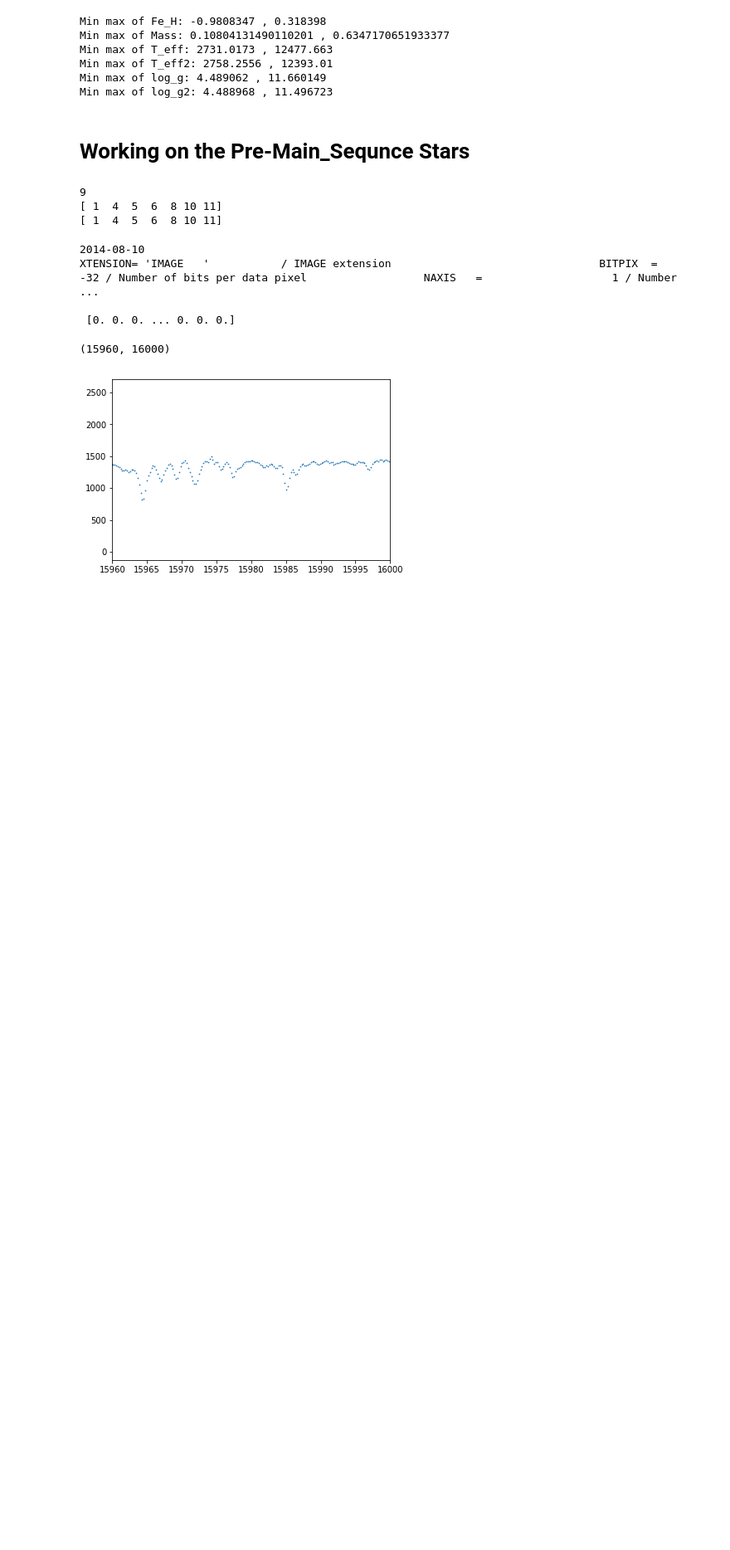
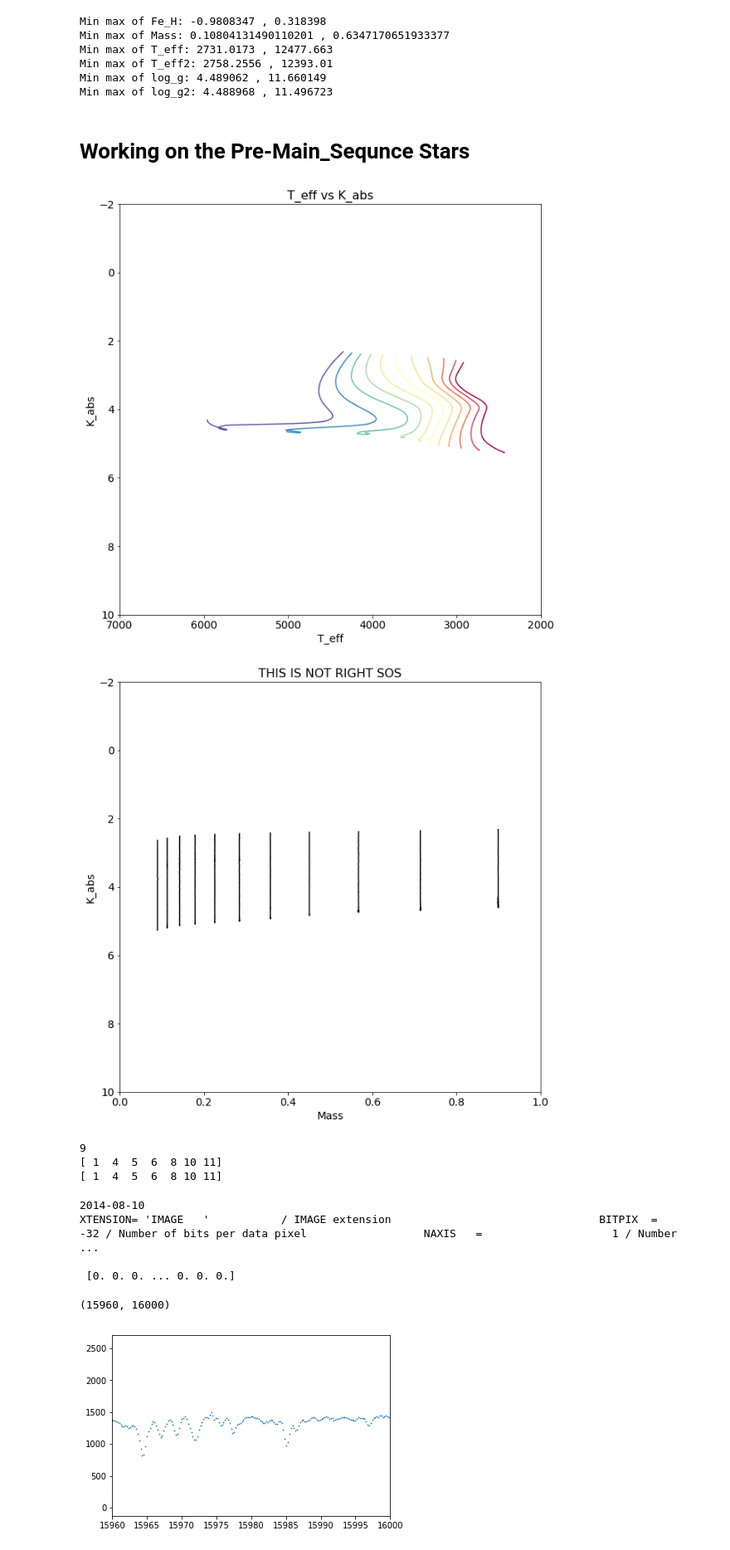
Before and after one commit to mscoggs/astro_ml, a Jupyter notebook: labels.ipynb, the cells around one changed output. Shown at 83% size. Cells and saved outputs as stored; diff of their text form; code cells hidden in the pictures; blank space fills up the shorter version.

Commit message:
fixed the MS data and started w/ isochrones

```diff
--- a/labels.ipynb
+++ b/labels.ipynb
@@ -309,6 +310,43 @@ J_PMS = J_PMS[member_index]
 K_PMS = K_PMS[member_index]
 H_PMS = H_PMS[member_index]
 PMS_IDs = PMS_IDs[member_index]
+# %%
+#importing the pickle file
+with open("parsecgrid.pickle", 'rb') as file:
+    data = pickle.load(file, encoding ='latin1')
+
+cmap = plt.cm.Spectral # color scheme -- visible color spectrum, starting with red as the earliest
+
+step = 50
+data = data[0]
+
+
+
+plt.figure()
+plt.title("T_eff vs K_abs")
+plt.xlabel("T_eff")
+plt.ylabel("K_abs")
+plt.xlim(7000,2000)
+plt.ylim(10,-2)
+for x in range(11):
+    plt.plot(data[3][x*step],data[4][x*step], c = cmap(x/float(10)))
+plt.show()
+
+
+
+
+plt.figure()
+plt.title("THIS IS NOT RIGHT SOS")
+plt.xlabel("Mass")
+plt.ylabel("K_abs")
+plt.xlim(0,1)
+plt.ylim(10,-2)
+for x in range(11):
+    plt.plot(data[2][step*x],data[4][step*x], c = 'black' )
+plt.show()
+# %% [output]
+[figure, added]
+[figure, added]
 # %%
 #Using this to get a memeber_index
 export = []
```
Also changed, not shown: parts of 1 cell of this notebook.
